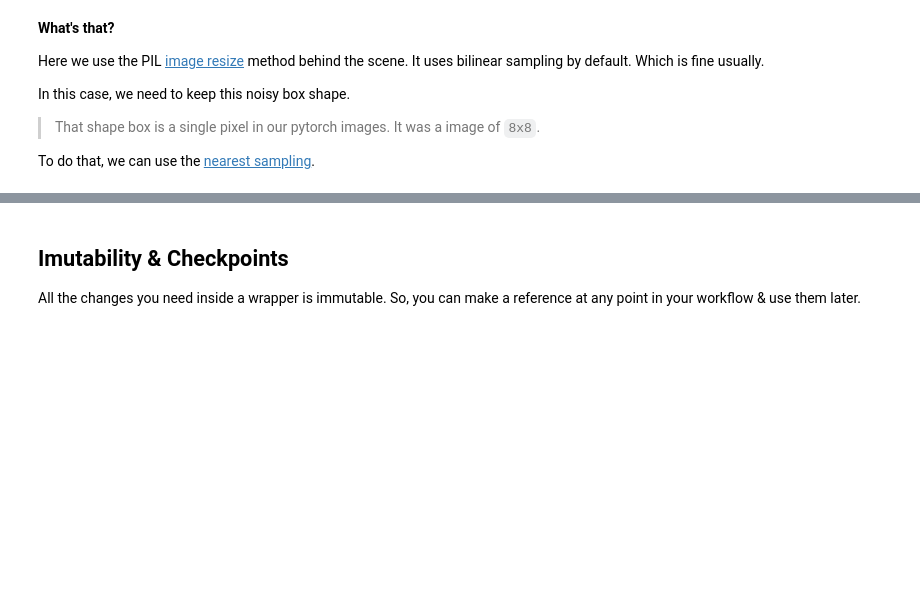
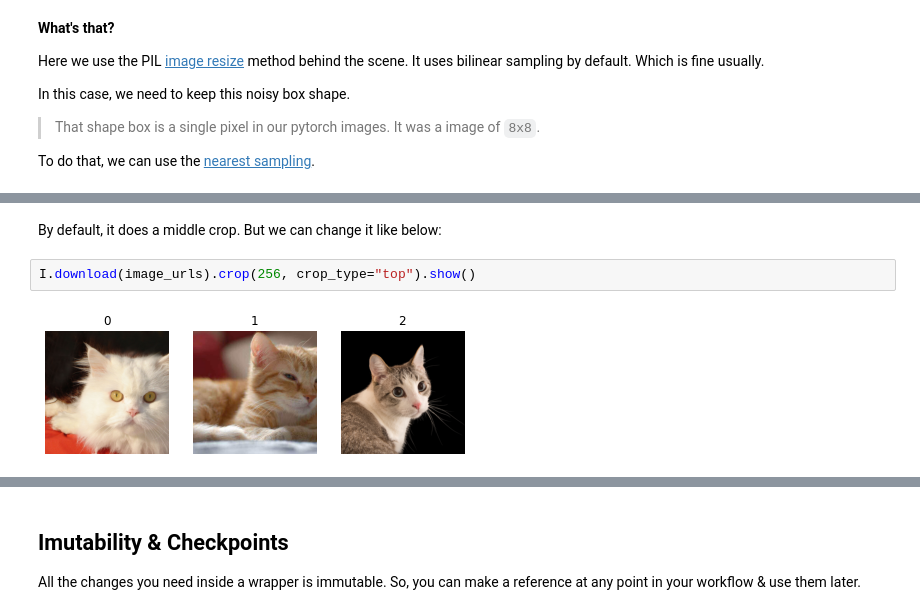
Before and after one commit to GDi4K/imitools, a Jupyter notebook: docs/tutorial.ipynb, the cells around one changed output, grey strips where cells are left out. Cells and saved outputs as stored; diff of their text form; blank space fills up the shorter version.

```diff
--- a/docs/tutorial.ipynb
+++ b/docs/tutorial.ipynb
@@ -170,0 +183,6 @@ Add more content.
+# %% [markdown]
+By default, it does a middle crop. But we can change it like below:
+# %%
+I.download(image_urls).crop(256, crop_type="top").show()
+# %% [output]
+[figure, added]
```
Also changed, not shown: parts of 35 cells of this notebook.
